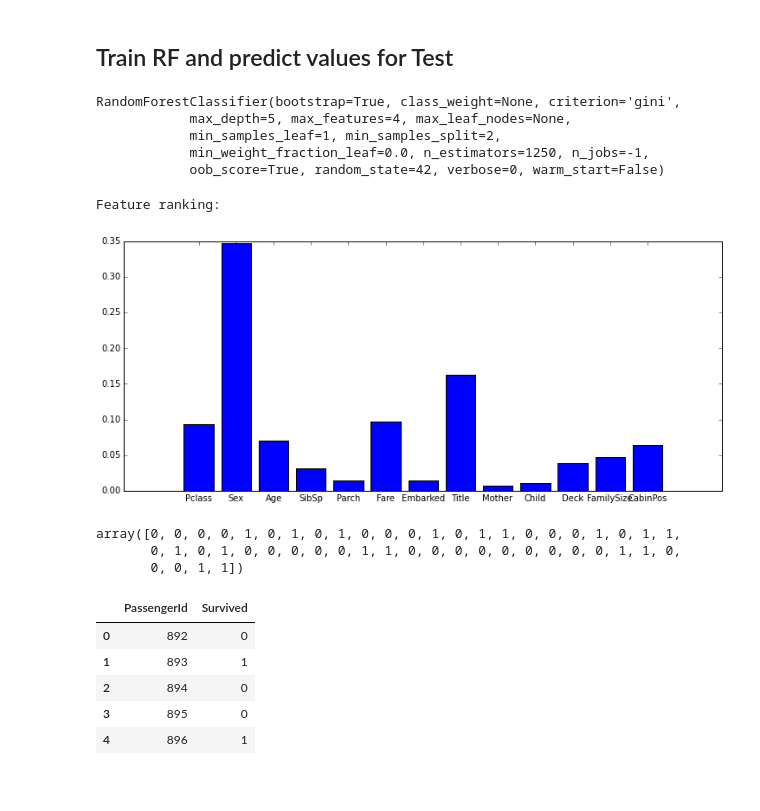
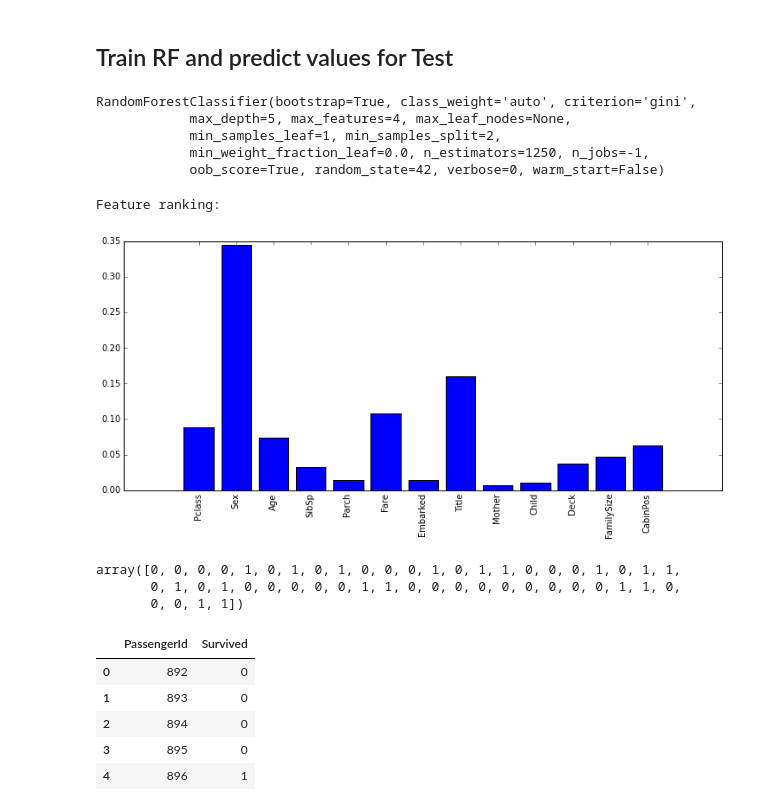
Before and after one commit to sergeyshilin/kaggle, a Jupyter notebook: titanic/Titanic.ipynb, the cells around one changed output. Cells and saved outputs as stored; diff of their text form; code cells hidden in the pictures.

```diff
--- a/titanic/Titanic.ipynb
+++ b/titanic/Titanic.ipynb
@@ -249,10 +249,11 @@ clf = RandomForestClassifier(
                 max_depth=5,
                 max_features=4,
                 random_state=42,
+                class_weight='auto',
                 n_jobs=-1 )
 clf.fit(train_fit, train.Survived)
 # %% [output]
-RandomForestClassifier(bootstrap=True, class_weight=None, criterion='gini',
+RandomForestClassifier(bootstrap=True, class_weight='auto', criterion='gini',
             max_depth=5, max_features=4, max_leaf_nodes=None,
             min_samples_leaf=1, min_samples_split=2,
             min_weight_fraction_leaf=0.0, n_estimators=1250, n_jobs=-1,
@@ -260,26 +261,26 @@ RandomForestClassifier(bootstrap=True, class_weight=None, criterion='gini',
 # %%
 # Show feature importances
 import pylab
 import scipy
 
 importances = clf.feature_importances_
 # std = np.std([tree.feature_importances_ for tree in clf.estimators_], axis=0)
 indices = np.argsort(importances)[::-1]
 
 print("Feature ranking:")
 
 labels = [cols[i] for i in indices.tolist()]
 x = scipy.array(indices)
 y = scipy.array(importances[indices])
 f = pylab.figure(figsize=(12,5))
 ax = f.add_axes([0.1, 0.1, 0.8, 0.8])
 ax.bar(x, y, align='center')
 ax.set_xticks(x)
-ax.set_xticklabels(labels)
+ax.set_xticklabels(labels, rotation=90)
 f.show()
 # %% [output]
 Feature ranking:
-[figure, old version]
+[figure, new version]
 # %%
 # Make a prediction with RF
 prediction = clf.predict(test_fit)
@@ -296,7 +297,7 @@ submit[:5]
 # %% [output]
 |  | PassengerId | Survived |
 | 0 | 892 | 0 |
-| 1 | 893 | 1 |
+| 1 | 893 | 0 |
 | 2 | 894 | 0 |
 | 3 | 895 | 0 |
 | 4 | 896 | 1 |
```
Also changed, not shown: 1 other file.
